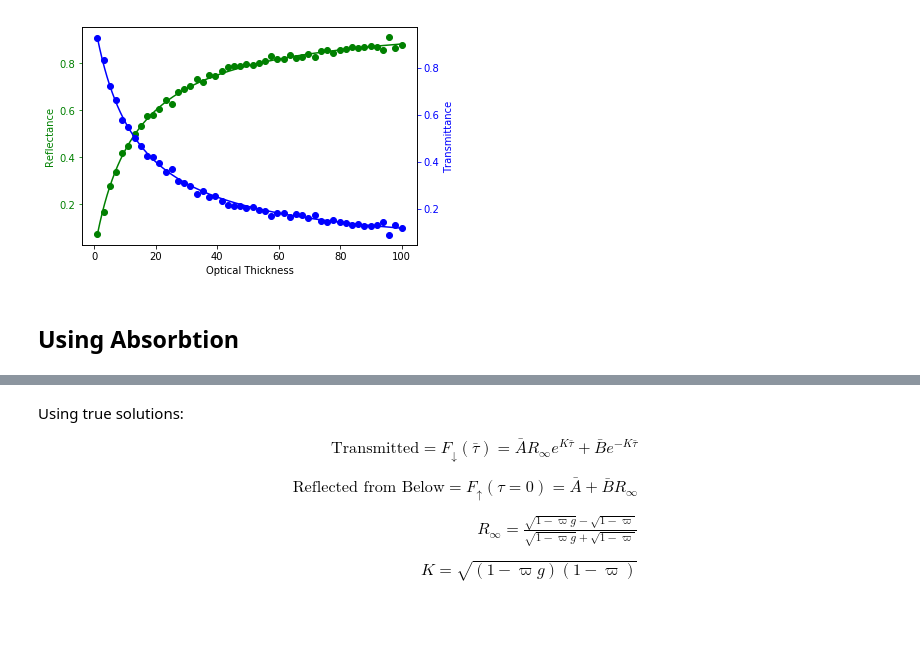
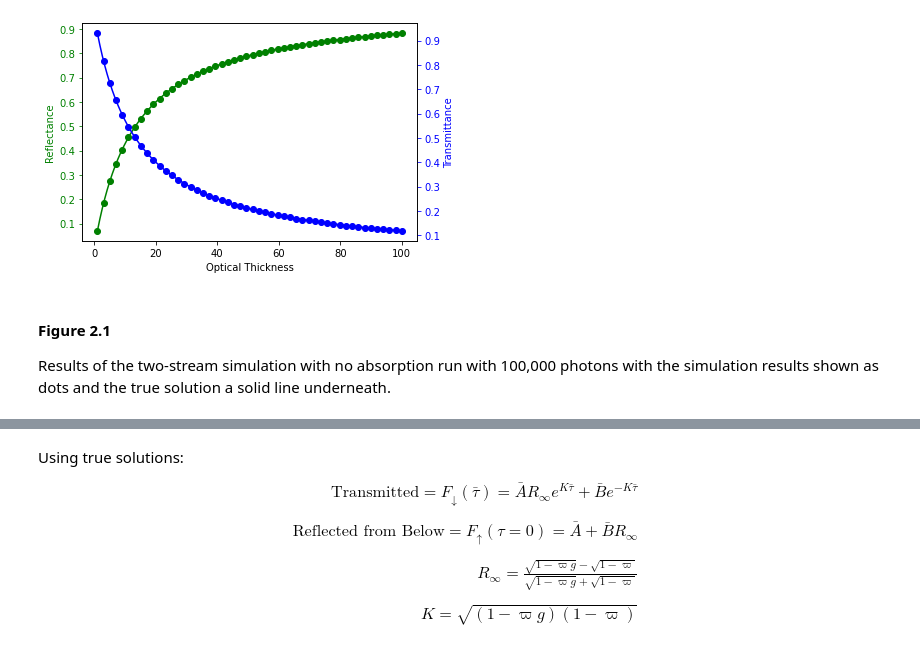
Before and after one commit to mwatwood-cu/monte_carlo_radiation, a Jupyter notebook: Monte Carlo Two Stream.ipynb, the cells around one changed output, grey strips where cells are left out. Cells and saved outputs as stored; diff of their text form; code cells hidden in the pictures; blank space fills up the shorter version.

```diff
--- a/Monte Carlo Two Stream.ipynb
+++ b/Monte Carlo Two Stream.ipynb
@@ -75,35 +99,41 @@ def full_sim(num_photons, tau_bar, g_asym, absorb_wpi):
 # %%
+#Setup arrays for storing information
 num_taus = 50
 tb = np.linspace(1, 100, num_taus)
-ref = np.zeros(num_taus)
-tran = np.zeros(num_taus)
-absorb = np.zeros(num_taus)
+ref_no_ab = np.zeros(num_taus)
+tran_no_ab = np.zeros(num_taus)
+absorb_no_ab = np.zeros(num_taus)
 
+#Setup simulation parameter and note with wpi = 1 there is no absorption
 wpi = 1
 g = 0.85
-n_photons = 1000
+n_photons = 100000
 
+#Run the simulation for all taus created in the tb array.
 for i in range(num_taus):
     results = full_sim(n_photons, tb[i], g, wpi)
-    ref[i] = results[0]
-    tran[i] = results[1]
-    absorb[i] = results[2]
+    ref_no_ab[i] = results[0]
+    tran_no_ab[i] = results[1]
+    absorb_no_ab[i] = results[2]
 # %%
+#Plot the reflected Results and exact solution
 t_range = np.linspace(1,100, 1000)
 fig, ax1 = plt.subplots()
-ax1.plot(tb, ref, 'og', label="Reflected")
+ax1.plot(tb, ref_no_ab, 'og', label="Reflected")
 ax1.plot(t_range, t_range/(2/(1-g)+t_range), "-g")
 ax1.set_ylabel('Reflectance', color='g')
 ax1.tick_params('y', colors='g')
 
 ax1.set_xlabel("Optical Thickness")
 
+#Plot the Transmitted Results and exact solution
 ax2 = ax1.twinx()
-ax2.plot(tb, tran, 'ob', label="Transmitted")
+ax2.plot(tb, tran_no_ab, 'ob', label="Transmitted")
 ax2.plot(t_range, 1/((1-g)*t_range/2+1), "-b", label="Transmitted True")
 ax2.set_ylabel('Transmittance', color='b')
 ax2.tick_params('y', colors='b')
 # %% [output]
-[figure, old version]
+[figure, new version]
-# %% [markdown]
-## Using Absorbtion
+# %% [markdown]
+#### Figure 2.1
+Results of the two-stream simulation with no absorption run with 100,000 photons with the simulation results shown as dots and the true solution a solid line underneath.
```
Also changed, not shown: parts of 19 cells of this notebook.
